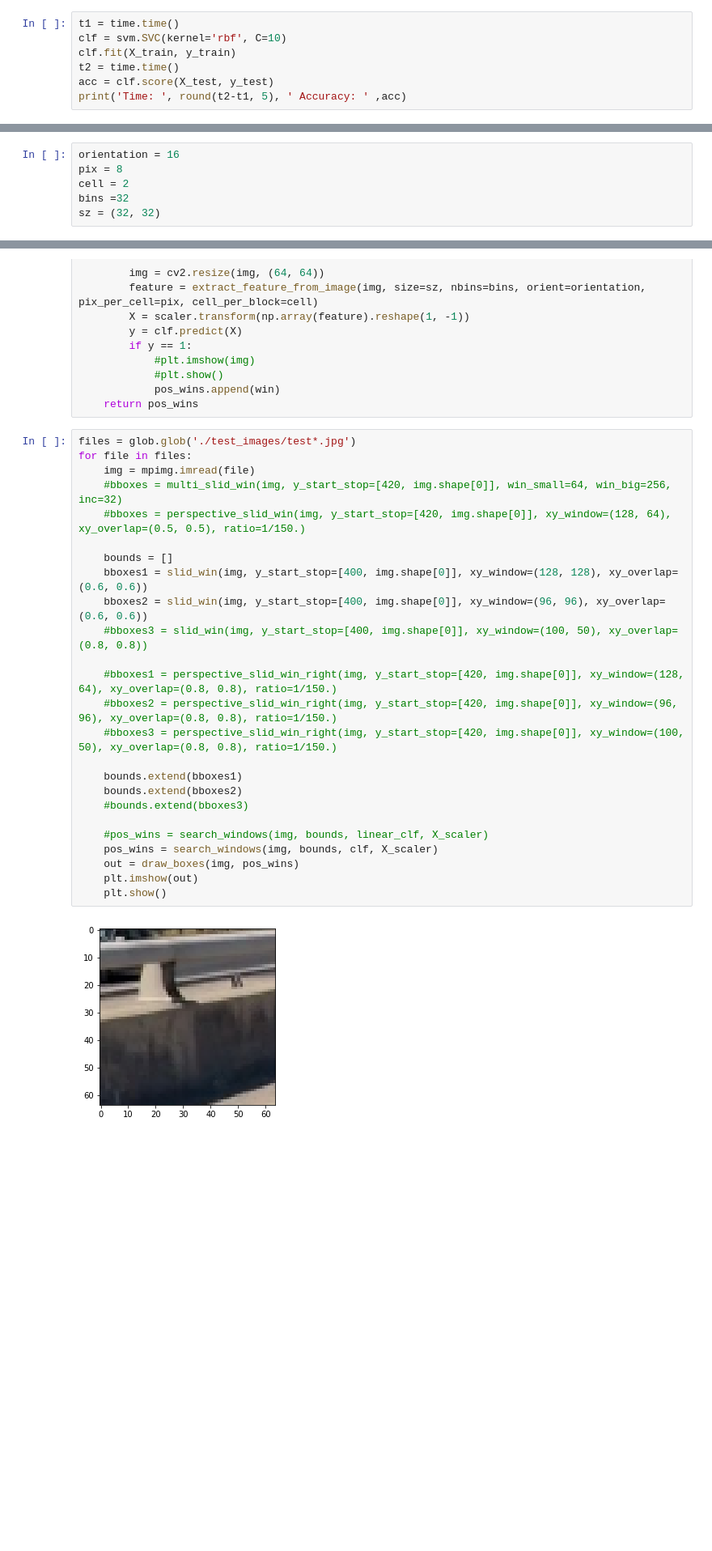
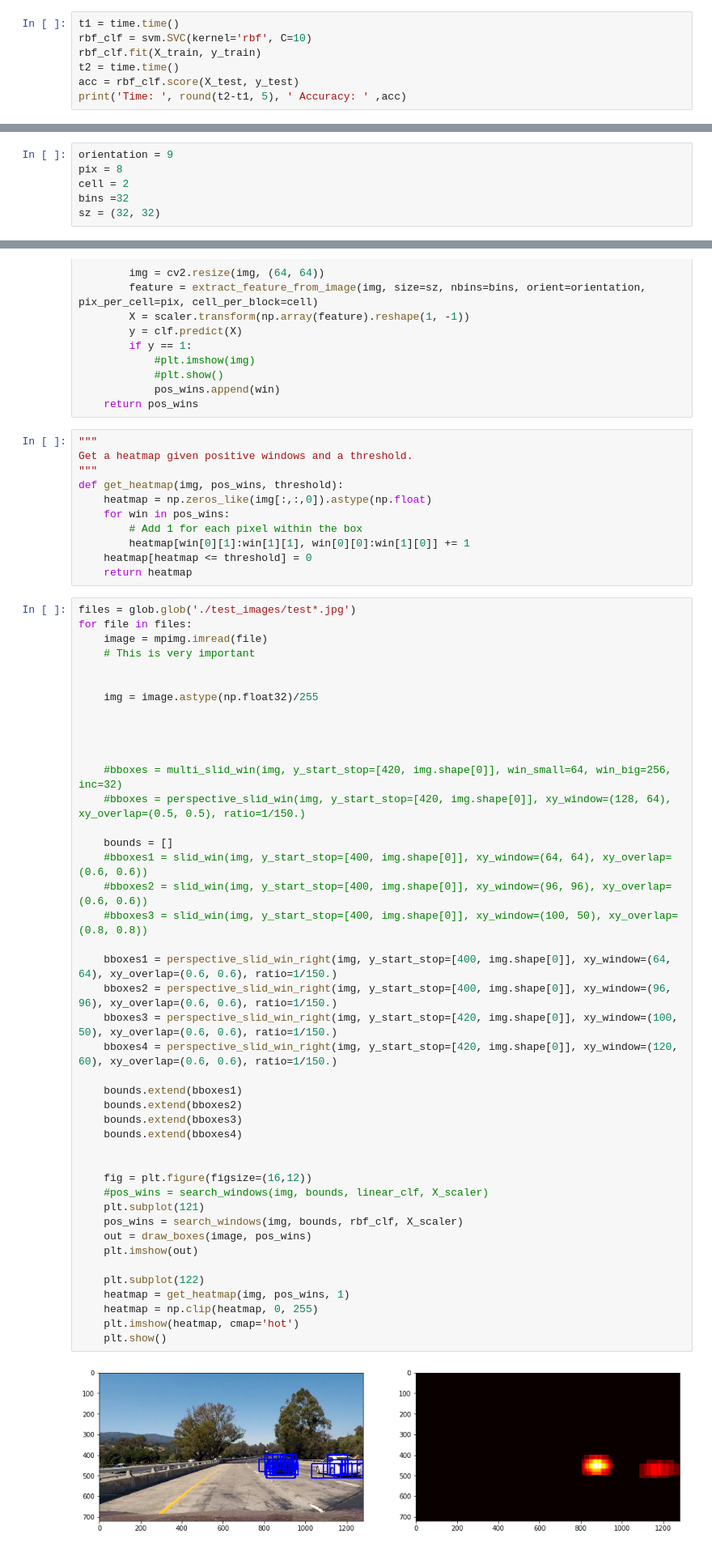
Before and after one commit to dmsehuang/CarND-Vehicle-Detection, a Jupyter notebook: Vehicle_detection.ipynb, the cells around one changed output, grey strips where cells are left out. Shown at 81% size. Saved outputs shown, nothing was run; the diff lists cells and outputs as text; blank space fills up the shorter version.

Commit message:
The heat map is very beautiful.
Really like the result.

```diff
--- a/Vehicle_detection.ipynb
+++ b/Vehicle_detection.ipynb
@@ -354,8 +345,8 @@ Time:  45.02816  Accuracy:  0.990709459459
 # %%
 t1 = time.time()
-clf = svm.SVC(kernel='rbf', C=10)
-clf.fit(X_train, y_train)
+rbf_clf = svm.SVC(kernel='rbf', C=10)
+rbf_clf.fit(X_train, y_train)
 t2 = time.time()
-acc = clf.score(X_test, y_test)
+acc = rbf_clf.score(X_test, y_test)
 print('Time: ', round(t2-t1, 5), ' Accuracy: ' ,acc)
 # %% [output]
@@ -598,7 +589,7 @@ plt.show()
 # %% [markdown]
 ### 4. Search vehicle and apply heatmap
 # %%
-orientation = 16
+orientation = 9
 pix = 8
 cell = 2
 bins =32
@@ -618,30 +609,59 @@ def search_windows(image, windows, clf, scaler):
             #plt.show()
             pos_wins.append(win)
     return pos_wins
+# %%
+"""
+Get a heatmap given positive windows and a threshold.
+"""
+def get_heatmap(img, pos_wins, threshold):
+    heatmap = np.zeros_like(img[:,:,0]).astype(np.float)
+    for win in pos_wins:
+        # Add 1 for each pixel within the box
+        heatmap[win[0][1]:win[1][1], win[0][0]:win[1][0]] += 1
+    heatmap[heatmap <= threshold] = 0
+    return heatmap
 # %%
 files = glob.glob('./test_images/test*.jpg')
 for file in files:
-    img = mpimg.imread(file)
+    image = mpimg.imread(file)
+    # This is very important
+
+
+    img = image.astype(np.float32)/255
+
+
+
+
     #bboxes = multi_slid_win(img, y_start_stop=[420, img.shape[0]], win_small=64, win_big=256, inc=32)
     #bboxes = perspective_slid_win(img, y_start_stop=[420, img.shape[0]], xy_window=(128, 64), xy_overlap=(0.5, 0.5), ratio=1/150.)
 
     bounds = []
-    bboxes1 = slid_win(img, y_start_stop=[400, img.shape[0]], xy_window=(128, 128), xy_overlap=(0.6, 0.6))
-    bboxes2 = slid_win(img, y_start_stop=[400, img.shape[0]], xy_window=(96, 96), xy_overlap=(0.6, 0.6))
+    #bboxes1 = slid_win(img, y_start_stop=[400, img.shape[0]], xy_window=(64, 64), xy_overlap=(0.6, 0.6))
+    #bboxes2 = slid_win(img, y_start_stop=[400, img.shape[0]], xy_window=(96, 96), xy_overlap=(0.6, 0.6))
     #bboxes3 = slid_win(img, y_start_stop=[400, img.shape[0]], xy_window=(100, 50), xy_overlap=(0.8, 0.8))
 
-    #bboxes1 = perspective_slid_win_right(img, y_start_stop=[420, img.shape[0]], xy_window=(128, 64), xy_overlap=(0.8, 0.8), ratio=1/150.)
-    #bboxes2 = perspective_slid_win_right(img, y_start_stop=[420, img.shape[0]], xy_window=(96, 96), xy_overlap=(0.8, 0.8), ratio=1/150.)
-    #bboxes3 = perspective_slid_win_right(img, y_start_stop=[420, img.shape[0]], xy_window=(100, 50), xy_overlap=(0.8, 0.8), ratio=1/150.)
+    bboxes1 = perspective_slid_win_right(img, y_start_stop=[400, img.shape[0]], xy_window=(64, 64), xy_overlap=(0.6, 0.6), ratio=1/150.)
+    bboxes2 = perspective_slid_win_right(img, y_start_stop=[400, img.shape[0]], xy_window=(96, 96), xy_overlap=(0.6, 0.6), ratio=1/150.)
+    bboxes3 = perspective_slid_win_right(img, y_start_stop=[420, img.shape[0]], xy_window=(100, 50), xy_overlap=(0.6, 0.6), ratio=1/150.)
+    bboxes4 = perspective_slid_win_right(img, y_start_stop=[420, img.shape[0]], xy_window=(120, 60), xy_overlap=(0.6, 0.6), ratio=1/150.)
 
     bounds.extend(bboxes1)
     bounds.extend(bboxes2)
-    #bounds.extend(bboxes3)
+    bounds.extend(bboxes3)
+    bounds.extend(bboxes4)
 
+
+    fig = plt.figure(figsize=(16,12))
     #pos_wins = search_windows(img, bounds, linear_clf, X_scaler)
-    pos_wins = search_windows(img, bounds, clf, X_scaler)
-    out = draw_boxes(img, pos_wins)
+    plt.subplot(121)
+    pos_wins = search_windows(img, bounds, rbf_clf, X_scaler)
+    out = draw_boxes(image, pos_wins)
     plt.imshow(out)
+
+    plt.subplot(122)
+    heatmap = get_heatmap(img, pos_wins, 1)
+    heatmap = np.clip(heatmap, 0, 255)
+    plt.imshow(heatmap, cmap='hot')
     plt.show()
 # %% [output]
-[figure, old version]
+[figure, new version]
```
Also changed, not shown: parts of 16 cells of this notebook.
